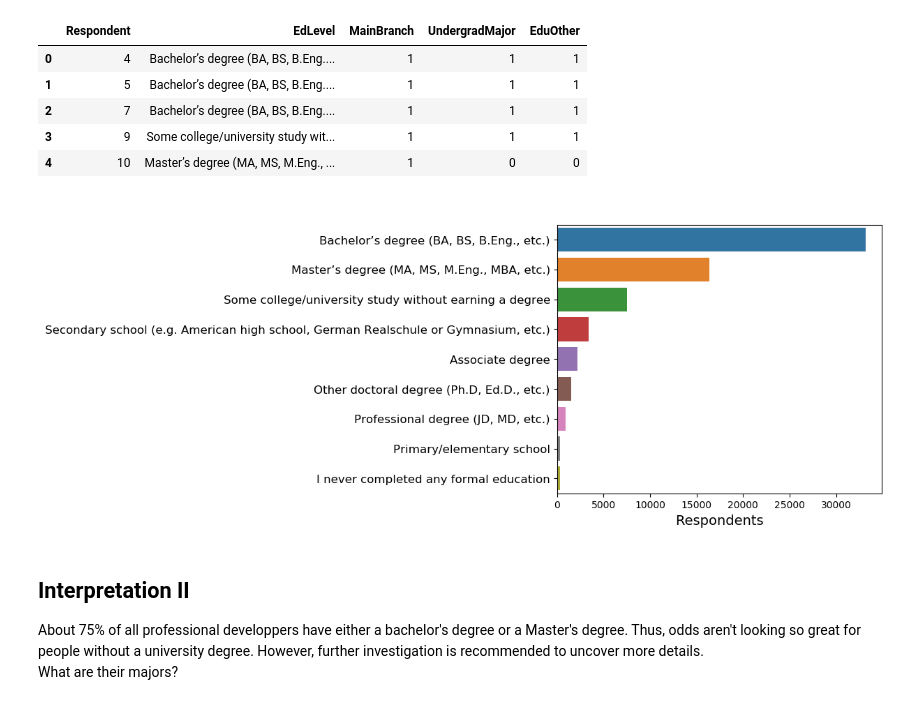
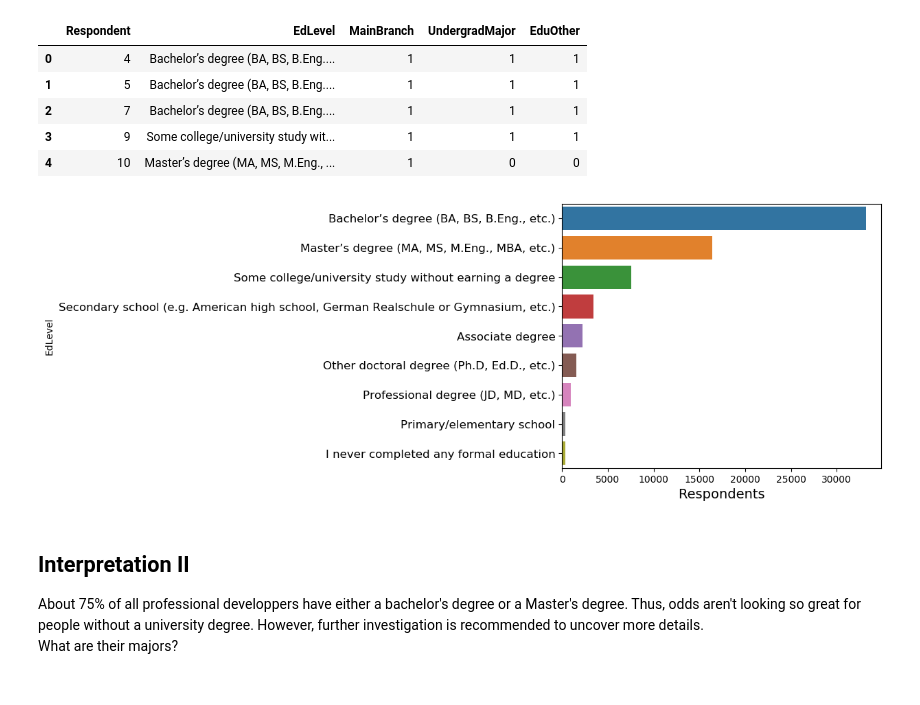
Before and after one commit to karimelkanj/StackOverflow-2019-Data-Analysis, a Jupyter notebook: Data-Analysis-Notebook.ipynb, the cells around one changed output. Drawn from its saved outputs; the diff is of its cells as text; code cells hidden in the pictures.

```diff
--- a/Data-Analysis-Notebook.ipynb
+++ b/Data-Analysis-Notebook.ipynb
@@ -231,19 +274,19 @@ count_df2.head()
 | 3 | 9 | Some college/university study wit... | 1 | 1 | 1 |
 | 4 | 10 | Master’s degree (MA, MS, M.Eng., ... | 1 | 0 | 0 |
 # %%
-# sns plot for the same data
+# Sns plot for the same data
 plt.figure(figsize=(6,5))
 sns.countplot(y = count_df2.EdLevel, order=edlvl_19.EdLevel.value_counts().index);
 
-plt.title(' '.title(), fontsize=20);
-plt.ylabel(''.title(), fontsize=14);
+# Putting Labels
+plt.title(''.title(), fontsize=20);
 plt.xlabel('Respondents'.title(), fontsize=14);
-
+# Font size
 plt.xticks(fontsize=10)
 plt.yticks(fontsize=12)
 plt.show()
 # %% [output]
-[figure, old version]
+[figure, new version]
 # %% [markdown]
 ## Interpretation II
 About 75% of all professional developpers have either a bachelor's degree or a Master's degree. Thus, odds aren't looking so great for people without a university degree. However, further investigation is recommended to uncover more details.
```
Also changed, not shown: parts of 38 cells of this notebook.
